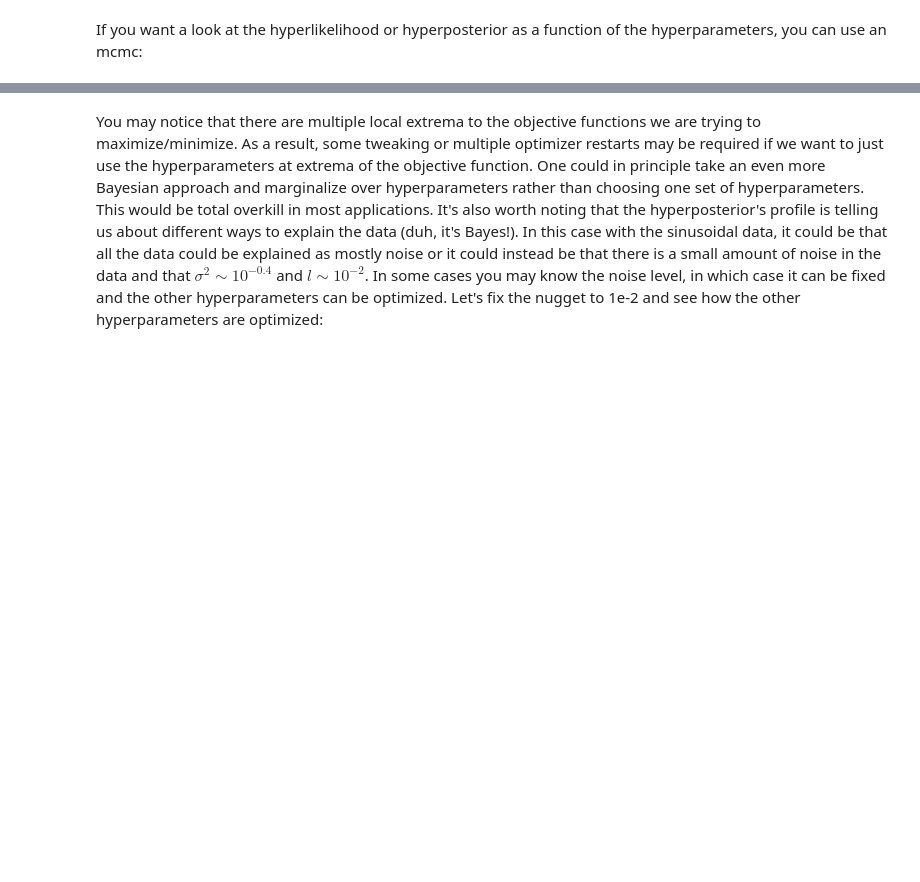
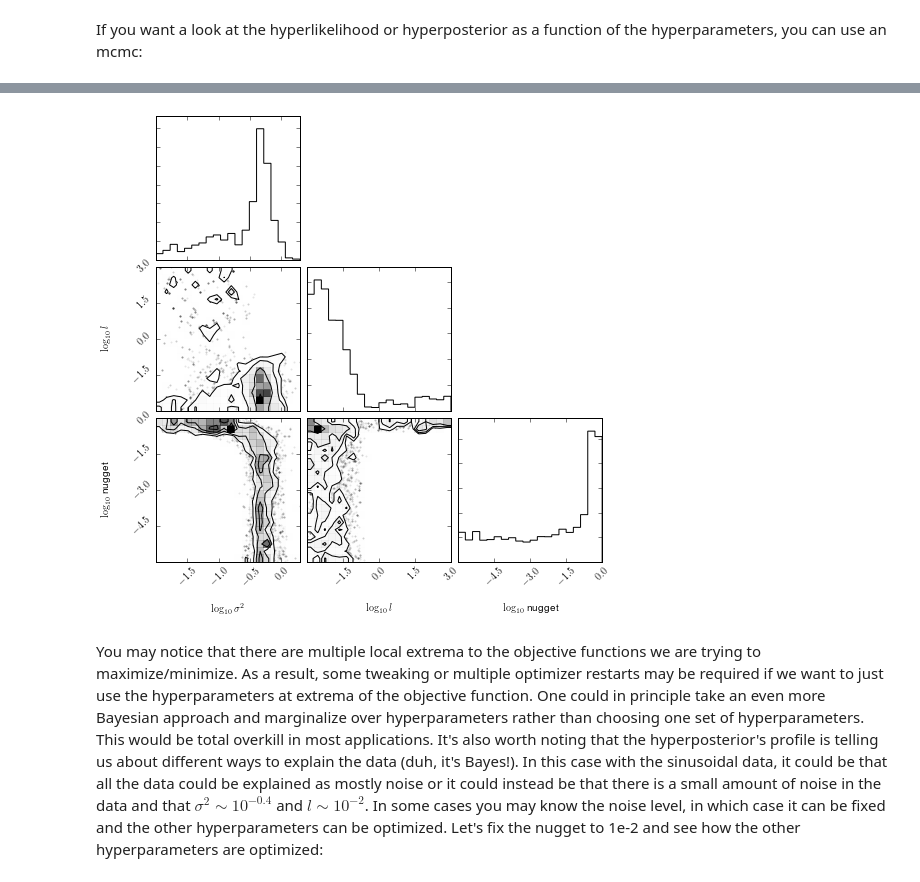
Before and after one commit to stasbabak/GPR_Chris_Zoheyr, a Jupyter notebook: dev/LectureNotes.ipynb, the cells around one changed output, grey strips where cells are left out. Drawn from its saved outputs; the diff is of its cells as text; code cells hidden in the pictures; blank space fills up the shorter version.

```diff
--- a/dev/LectureNotes.ipynb
+++ b/dev/LectureNotes.ipynb
@@ -969,7 +1044,7 @@ theta_widths = [2.,3.,3.] # order of mag width on covariance and length, 0.1 ord
 sampler = mc.EnsembleSampler(nwalkers, ndim, log_hyperposterior, args=(X, f,theta_means,theta_widths,1,True,'SE','box'))
 
 
-pos = [[0.,0.,-3.] + 0.1*np.random.randn(ndim) for i in range(nwalkers)]
+pos = [[0.,0.,-3.] + 0.5*np.random.randn(ndim) for i in range(nwalkers)]
 sampler.run_mcmc(pos, 500);
 import corner
 samples = sampler.chain[:, 200:, :].reshape((-1, ndim))
@@ -981,3 +1053,4 @@ WARNING:root:Too few points to create valid contours
+[figure, added]
 # %% [markdown]
 You may notice that there are multiple local extrema to the objective functions we are trying to maximize/minimize.  As a result, some tweaking or multiple optimizer restarts may be required if we want to just use the hyperparameters at extrema of the objective function.  One could in principle take an even more Bayesian approach and marginalize over hyperparameters rather than choosing one set of hyperparameters.  This would be total overkill in most applications. It's also worth noting that the hyperposterior's profile is telling us about different ways to explain the data (duh, it's Bayes!).  In this case with the sinusoidal data, it could be that all the data could be explained as mostly noise or it could instead be that there is a small amount of noise in the data and that $\sigma^2 \sim 10^{-0.4}$ and $l \sim 10^{-2}$.  In some cases you may know the noise level, in which case it can be fixed and the other hyperparameters can be optimized.  Let's fix the nugget to 1e-2 and see how the other hyperparameters are optimized:
 # %%
```
Also changed, not shown: parts of 18 cells of this notebook, 1 other file.
